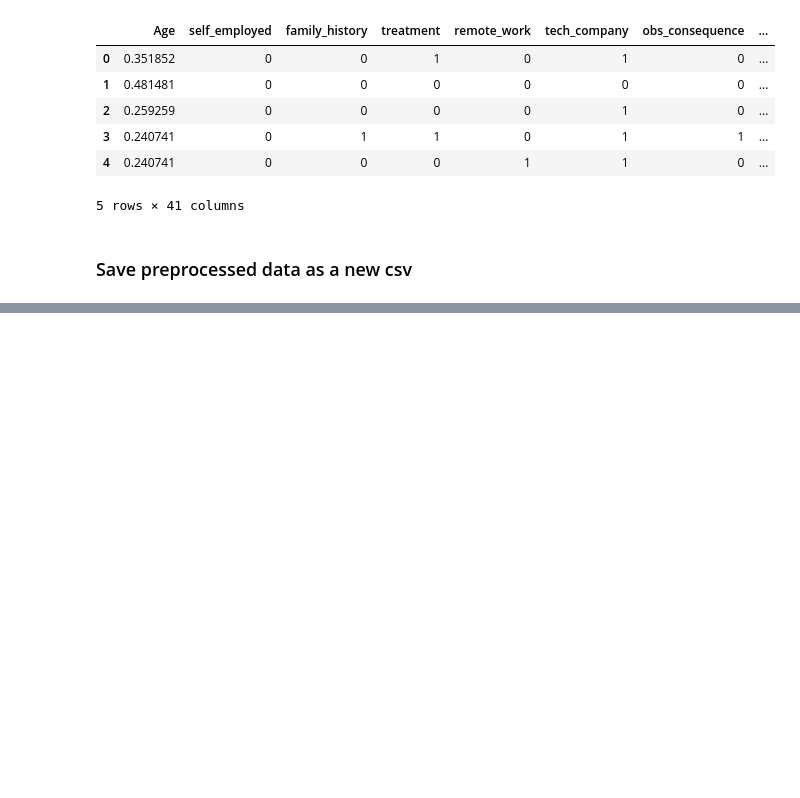
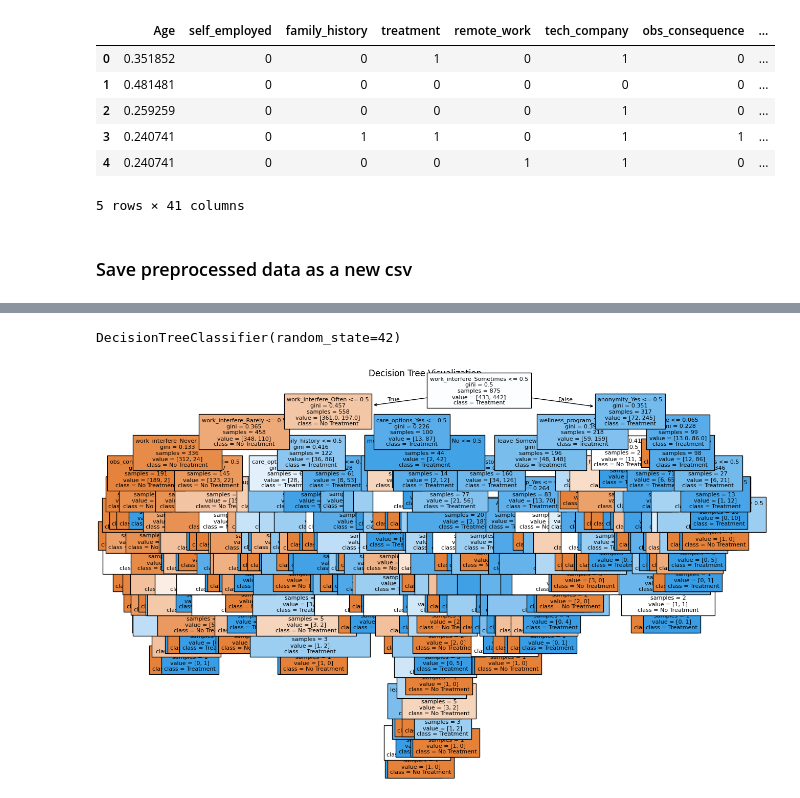
Before and after one commit to aking1024/DSS740_Final, a Jupyter notebook: Mental_Health_Final.ipynb, the cells around one changed output, grey strips where cells are left out. Saved outputs shown, nothing was run; the diff lists cells and outputs as text; code cells hidden in the pictures; blank space fills up the shorter version.

```diff
--- a/Mental_Health_Final.ipynb
+++ b/Mental_Health_Final.ipynb
@@ -401,0 +414,3 @@ df.to_csv('cleaned_survey_data.csv', index=False)
+# %%
+df = pd.read_csv(r"C:\Users\adamr\Documents\DSS740_ML\DSS740_Final\cleaned_survey_data.csv")
+df.head()
@@ -401,0 +425,18 @@ df.to_csv('cleaned_survey_data.csv', index=False)
+# %%
+X = df.drop('treatment', axis=1)
+y = df['treatment']
+# %%
+X_train, X_test, y_train, y_test = train_test_split(X, y, test_size=0.3, random_state=42, stratify=y, shuffle=True)
+# %%
+dt_model = DecisionTreeClassifier(random_state=42)
+dt_model.fit(X_train, y_train)
+# %% [output]
+DecisionTreeClassifier(random_state=42)
+# %%
+target_names = ['No Treatment', 'Treatment']
+plt.figure(figsize=(15, 10))
+plot_tree(dt_model, feature_names=X_train.columns, class_names=target_names, filled=True, fontsize=8)
+plt.title("Decision Tree Visualization")
+plt.show()
+# %% [output]
+[figure, added]
```
Also changed, not shown: parts of 36 cells of this notebook, 1 other file.
